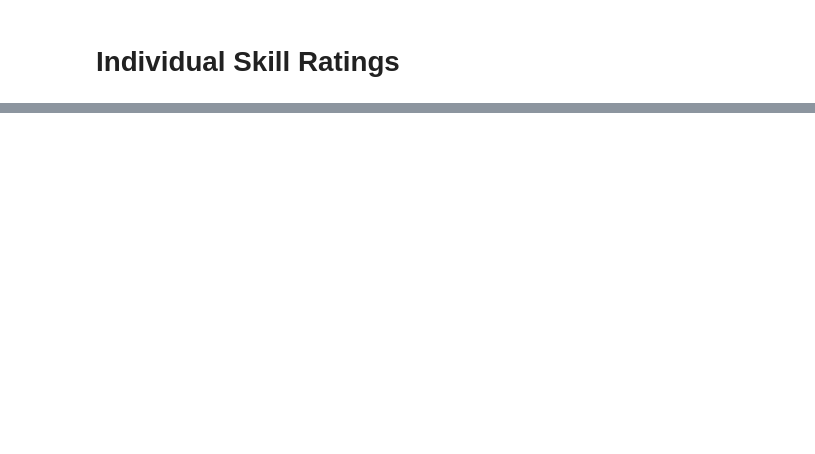
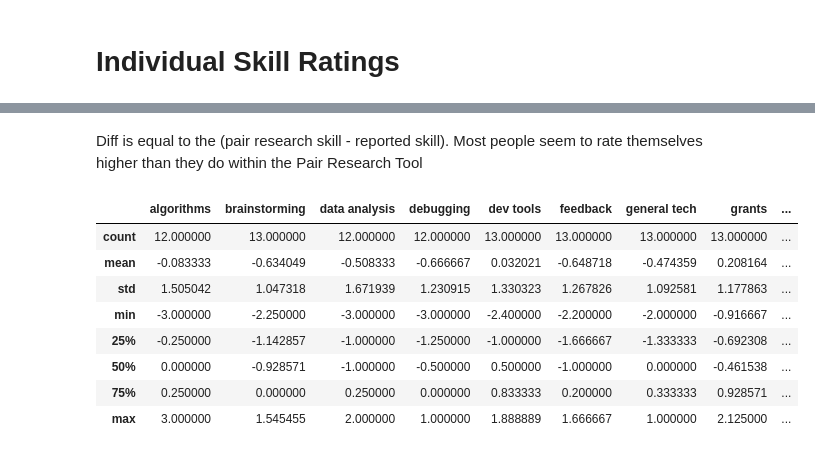
Before and after one commit to NUDelta/pair-research-meteor, a Jupyter notebook: data-analysis/Individual Skill Profiles.ipynb, the cells around one changed output, grey strips where cells are left out. Saved outputs shown, nothing was run; the diff lists cells and outputs as text; code cells hidden in the pictures; blank space fills up the shorter version.

```diff
--- a/data-analysis/Individual Skill Profiles.ipynb
+++ b/data-analysis/Individual Skill Profiles.ipynb
@@ -22,3 +26,8 @@ def grab_user_responses(userId, pair_responses):
 
 def calculate_skill_scores(user_response_df):
     return user_response_df.groupby('category').mean()
+
+def get_skill_scores(userId, pair_responses):
+    res = grab_user_responses(userId, pair_responses);
+    skill_df = calculate_skill_scores(res);
+    return skill_df
@@ -44,0 +160,14 @@ study design        1.000000
+# %% [markdown]
+Diff is equal to the (pair research skill - reported skill). Most people seem to rate themselves higher than they do within the Pair Research Tool
+# %%
+heatMapDf.describe()
+# %% [output]
+|  | algorithms | brainstorming | data analysis | debugging | dev tools | feedback | general tech | grants | ... |
+| count | 12.000000 | 13.000000 | 12.000000 | 12.000000 | 13.000000 | 13.000000 | 13.000000 | 13.000000 | ... |
+| mean | -0.083333 | -0.634049 | -0.508333 | -0.666667 | 0.032021 | -0.648718 | -0.474359 | 0.208164 | ... |
+| std | 1.505042 | 1.047318 | 1.671939 | 1.230915 | 1.330323 | 1.267826 | 1.092581 | 1.177863 | ... |
+| min | -3.000000 | -2.250000 | -3.000000 | -3.000000 | -2.400000 | -2.200000 | -2.000000 | -0.916667 | ... |
+| 25% | -0.250000 | -1.142857 | -1.000000 | -1.250000 | -1.000000 | -1.666667 | -1.333333 | -0.692308 | ... |
+| 50% | 0.000000 | -0.928571 | -1.000000 | -0.500000 | 0.500000 | -1.000000 | 0.000000 | -0.461538 | ... |
+| 75% | 0.250000 | 0.000000 | 0.250000 | 0.000000 | 0.833333 | 0.200000 | 0.333333 | 0.928571 | ... |
+| max | 3.000000 | 1.545455 | 2.000000 | 1.000000 | 1.888889 | 1.666667 | 1.000000 | 2.125000 | ... |
```
Also changed, not shown: parts of 10 cells of this notebook, 5 other files.
